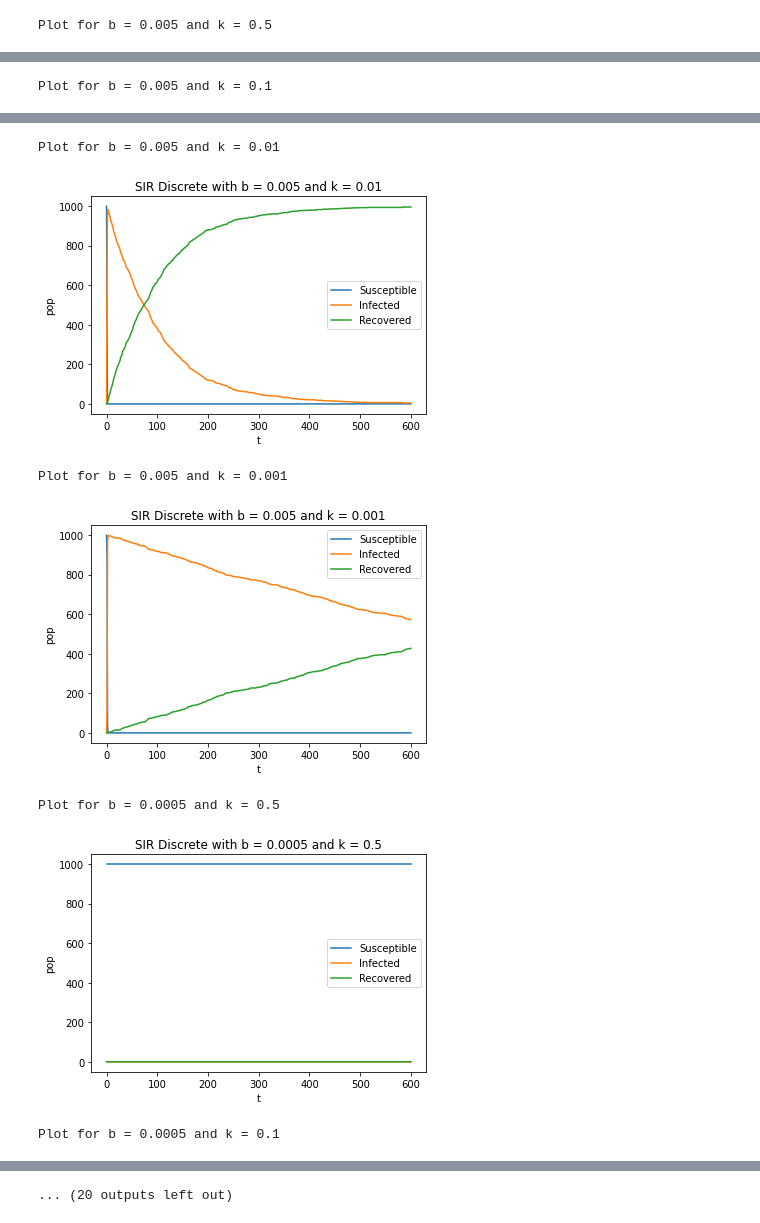
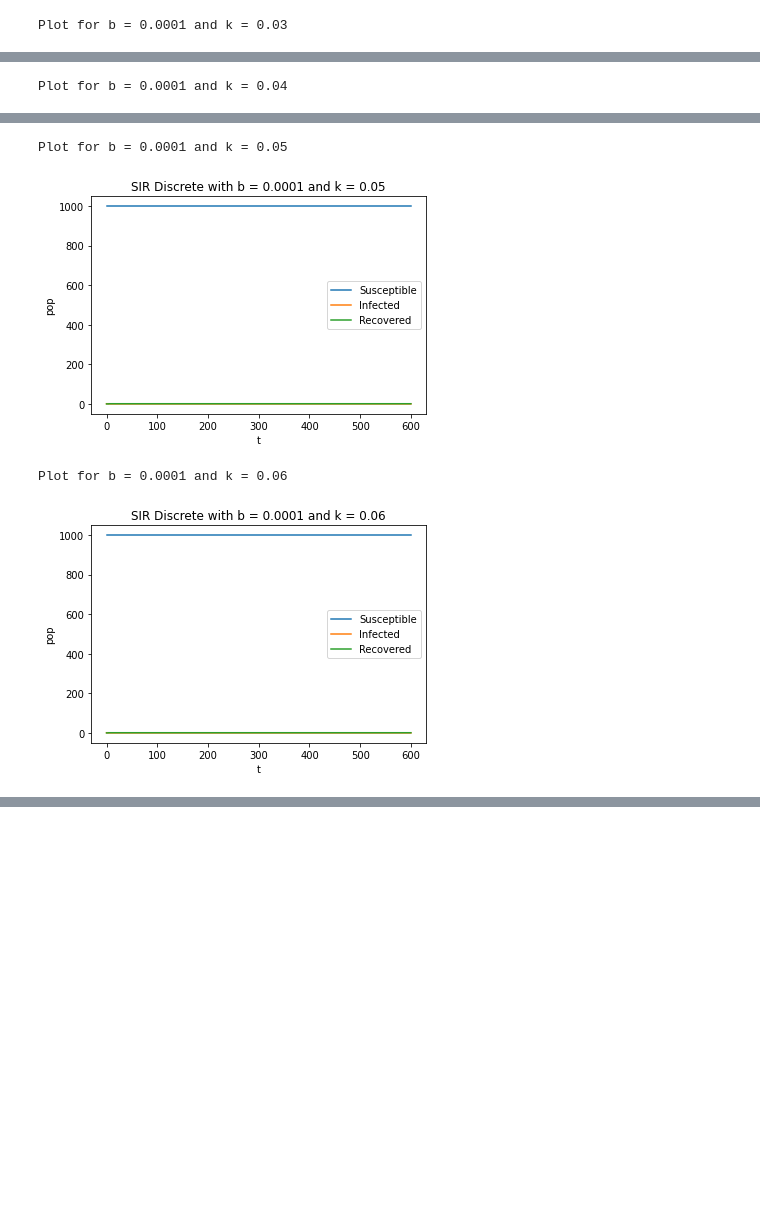
Before and after one commit to caam37830/project-group-1, a Jupyter notebook: scripts/discrete.ipynb, the cells around one changed output, grey strips where cells are left out. Cells and saved outputs as stored; diff of their text form; code cells hidden in the pictures; blank space fills up the shorter version.

Commit message:
Phase diagrams

```diff
--- a/scripts/discrete.ipynb
+++ b/scripts/discrete.ipynb
@@ -39,8 +39,16 @@ def run_simulation(b, k, N=1_000, T=20):
 
     return counts_sus, counts_inf, counts_rec
 # %%
-bs = [0.005, 0.0005, 0.0003, 0.0001]
-ks = [0.5, 0.1, 0.01, 0.001]
+# bs = [0.005, 0.0005, 0.0003, 0.0001]
+# ks = [0.5, 0.1, 0.01, 0.001]
+# Nice graph, everyone gets sick: b = 0.0001, k = 0.01
+# No one gets sick: b = 0.0001 and k = 0.1
+# Slow recovery: b = 0.0003 and k = 0.001
+# Not everyone gets sick: b = 0.0001 and k = 0.04
+
+# to try
+bs = [0.0001]
+ks = [0.03, 0.04, 0.05, 0.06]
 for b in bs:
     for k in ks:
         print("Plot for b = {} and k = {}".format(b, k))
@@ -54,4 +62,4 @@ for b in bs:
         plt.legend()
         plt.show()
 # %% [output]
-Plot for b = 0.005 and k = 0.5
+Plot for b = 0.0001 and k = 0.03
@@ -59 +67 @@ Plot for b = 0.005 and k = 0.5
-Plot for b = 0.005 and k = 0.1
+Plot for b = 0.0001 and k = 0.04
@@ -61,7 +69,4 @@ Plot for b = 0.005 and k = 0.1
-Plot for b = 0.005 and k = 0.01
+Plot for b = 0.0001 and k = 0.05
-[figure, old version]
+[figure, new version]
-Plot for b = 0.005 and k = 0.001
+Plot for b = 0.0001 and k = 0.06
-[figure, old version]
+[figure, new version]
-Plot for b = 0.0005 and k = 0.5
-[figure, removed]
-Plot for b = 0.0005 and k = 0.1
@@ -69,4 +73,3 @@ Plot for b = 0.0005 and k = 0.1
-... (20 outputs left out)
 # %%
 cts
 # %%
```
Also changed, not shown: parts of 2 cells of this notebook, 1 other file.
